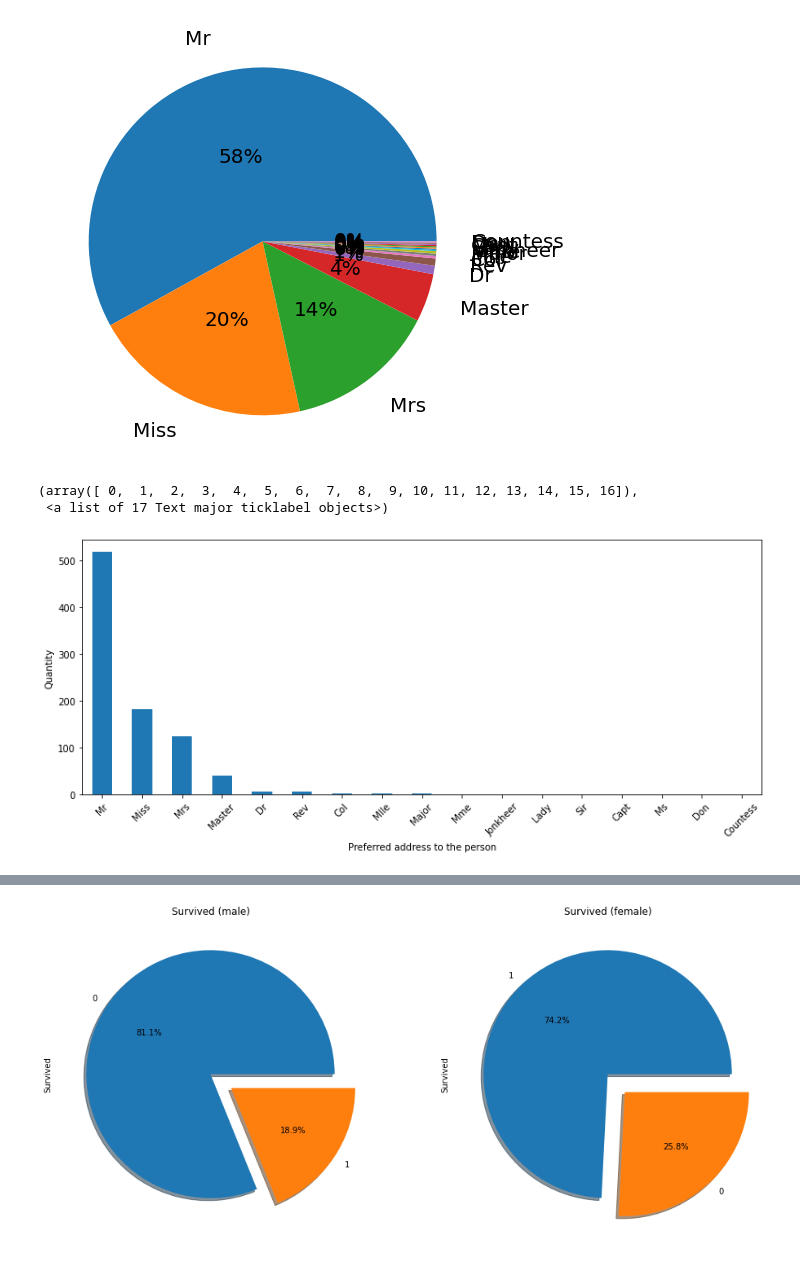
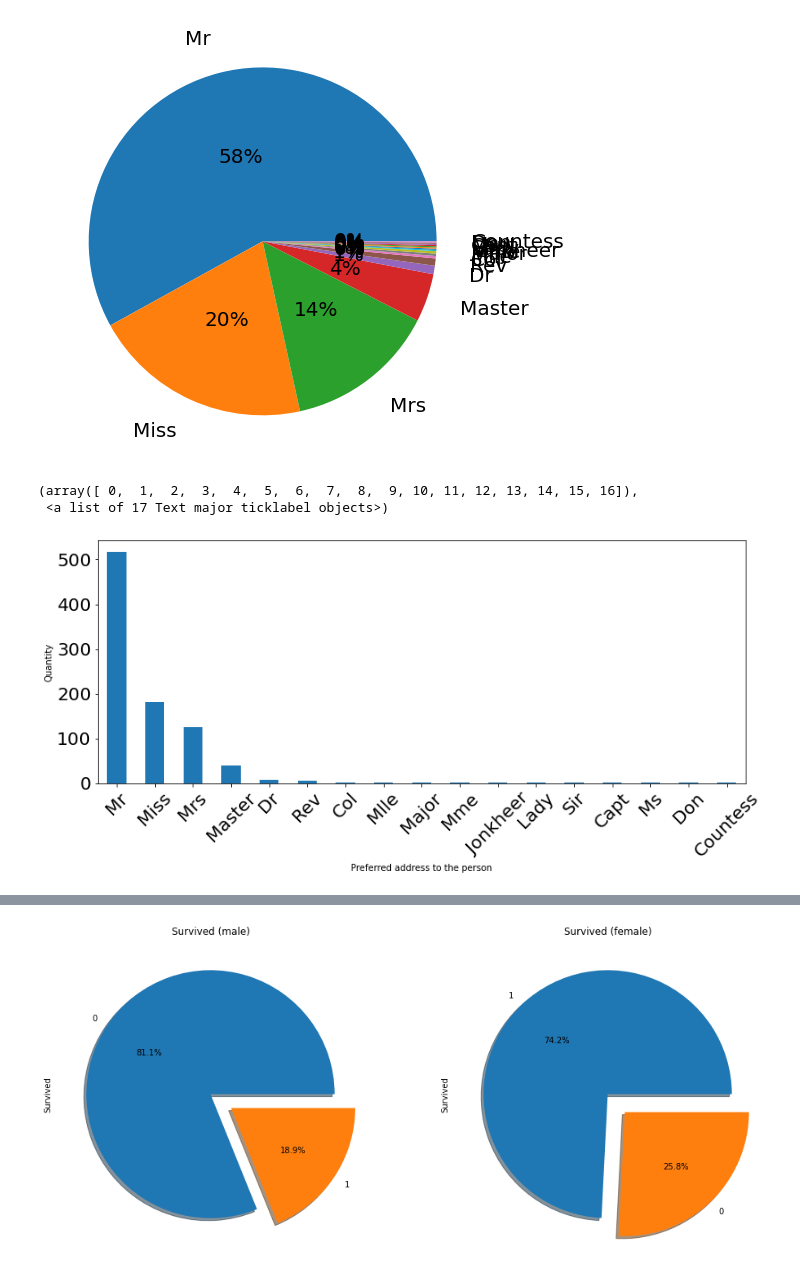
Before and after one commit to Galdina/kaggle_titanic, a Jupyter notebook: exploring the data.ipynb, the cells around one changed output, grey strips where cells are left out. Saved outputs shown, nothing was run; the diff lists cells and outputs as text; code cells hidden in the pictures.

Commit message:
more charts

```diff
--- a/exploring the data.ipynb
+++ b/exploring the data.ipynb
@@ -132,11 +137,11 @@ df.prefix.value_counts().plot(kind = 'pie', figsize=(8,8),autopct='%.0f%%',fonts
 <matplotlib.axes._subplots.AxesSubplot at 0x...>
 [figure]
 # %%
-df.prefix.value_counts().plot(kind = 'bar', figsize=(13,5))#,rotation=45)
+df.prefix.value_counts().plot(kind = 'bar', figsize=(13,5),fontsize=20)
 plt.ylabel('Quantity')
 plt.xlabel("Preferred address to the person")
 plt.xticks(rotation=45)
 # %% [output]
 (array([ 0,  1,  2,  3,  4,  5,  6,  7,  8,  9, 10, 11, 12, 13, 14, 15, 16]),
  <a list of 17 Text major ticklabel objects>)
-[figure, old version]
+[figure, new version]
```
Also changed, not shown: parts of 9 cells of this notebook, 5 other files.
